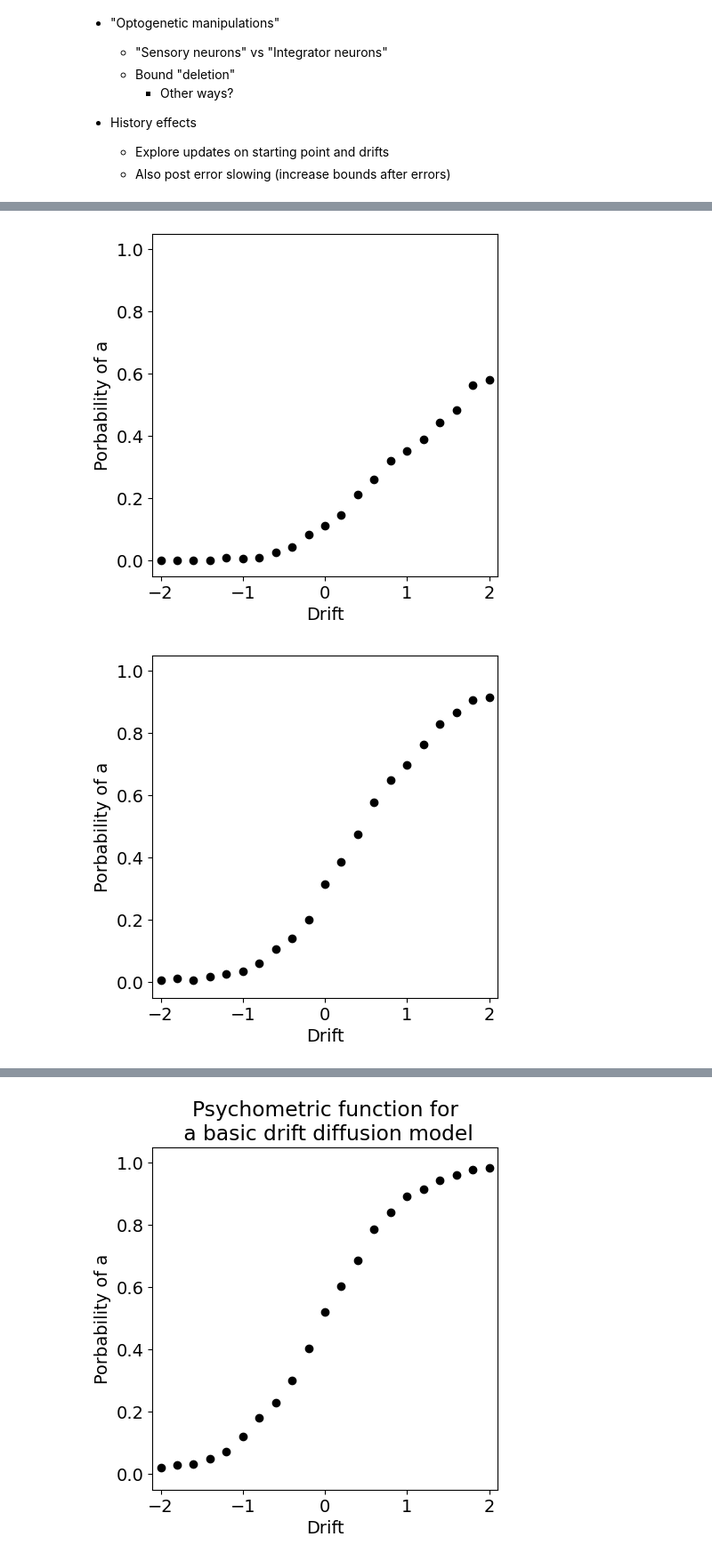
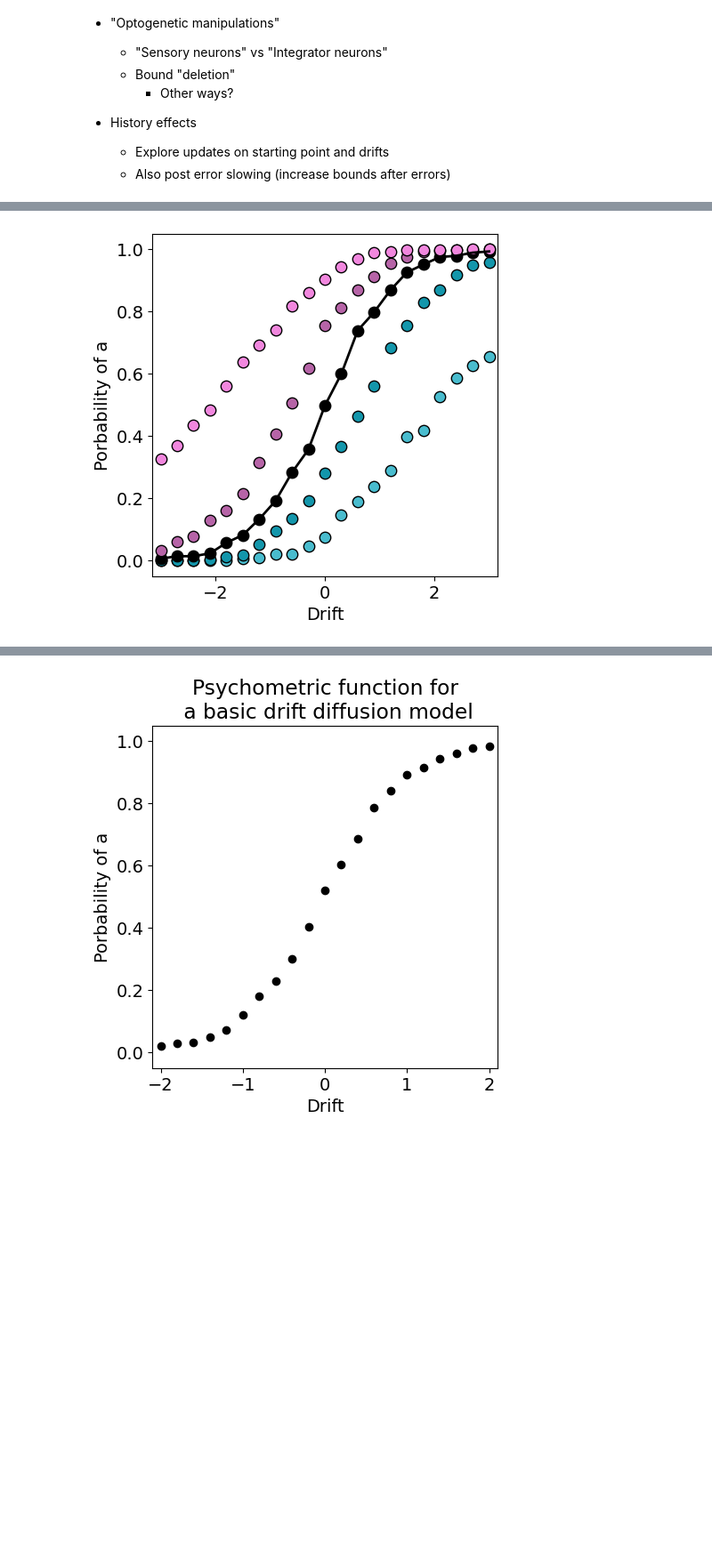
Before and after one commit to I-Pica/indp22-ddm-simulation-project, a Jupyter notebook: code/marco-sim-ddm.ipynb, the cells around one changed output, grey strips where cells are left out. Shown: that part at 89% size. Cells and saved outputs as stored; diff of their text form; code cells hidden in the pictures; blank space fills up the shorter version.

```diff
--- a/code/marco-sim-ddm.ipynb
+++ b/code/marco-sim-ddm.ipynb
@@ -57,7 +61,8 @@ S, traj = ddm.sim_ddm(mu, theta, z, sigma, n_trials, dt, T)
 # %%
 # Properties for Plots
 bins = np.linspace(0, 6, 30)
-colors = ['#2662E4', '#F02D3A']
+colors = ['#2662E4', '#F02D3A']   # colors for correct/incorrect
+colorgradient = ['#49BCCE', '#1396AB', '#000000', '#B664A7', '#F187DE'] # colors for manipulation plots
 # %%
 # Function to downsample the data (run always)
 
@@ -79,29 +88,29 @@ ddm.plot_trajectories_and_RT(S, hits, errs, ds_traj, mu, ds_t, bins, colors)
 # %%
 # Run DDM simulations for different drifts
 n_mu = 21
 n_z = 5
-mu_list = 2*np.linspace(-1, 1, n_mu)
-z_list = np.linspace(-0.8, 0.8, 5)
-b = 0.0
+mu_list = 3*np.linspace(-1, 1, n_mu)
+z_list = np.linspace(-0.8, 0.8, n_z)
+
 # Preallocate results
-colorgradient = ['#2EFFB9', '#1FB684', '#000000', '#7B1A8E', '#C229E1']
 plt.figure(figsize=(5,5))
-for idxZ, mu in enumerate(z_list):
+for idxZ, z in enumerate(z_list):
     S_list = []
     hits_list = []
     errs_list = []
     for idxMu, mu in enumerate(mu_list):
         z = z_list[idxZ]
         mu = mu_list[idxMu]
         # Simulate trajectories
         S, _ = ddm.sim_ddm(mu, theta, z, sigma, n_trials, dt, T)
         S_list.append(S)
         hits, errs = ddm.calc_hits_errs(S, mu)
         hits_list.append(hits)
         errs_list.append(errs)
 
     prob_a = ddm.calc_psychometric(S_list, mu_list)
-    ddm.plot_psychometric(prob_a, mu_list, colors)
+    pddm.plot_psychometric(prob_a, mu_list, colorgradient[idxZ])
+    if z == 0:
+        plt.plot(mu_list, prob_a, color='k', linewidth= 2)
 # %% [output]
-[figure, old version]
+[figure, new version]
-[figure, removed]
```
Also changed, not shown: parts of 12 cells of this notebook, 1 other file.
